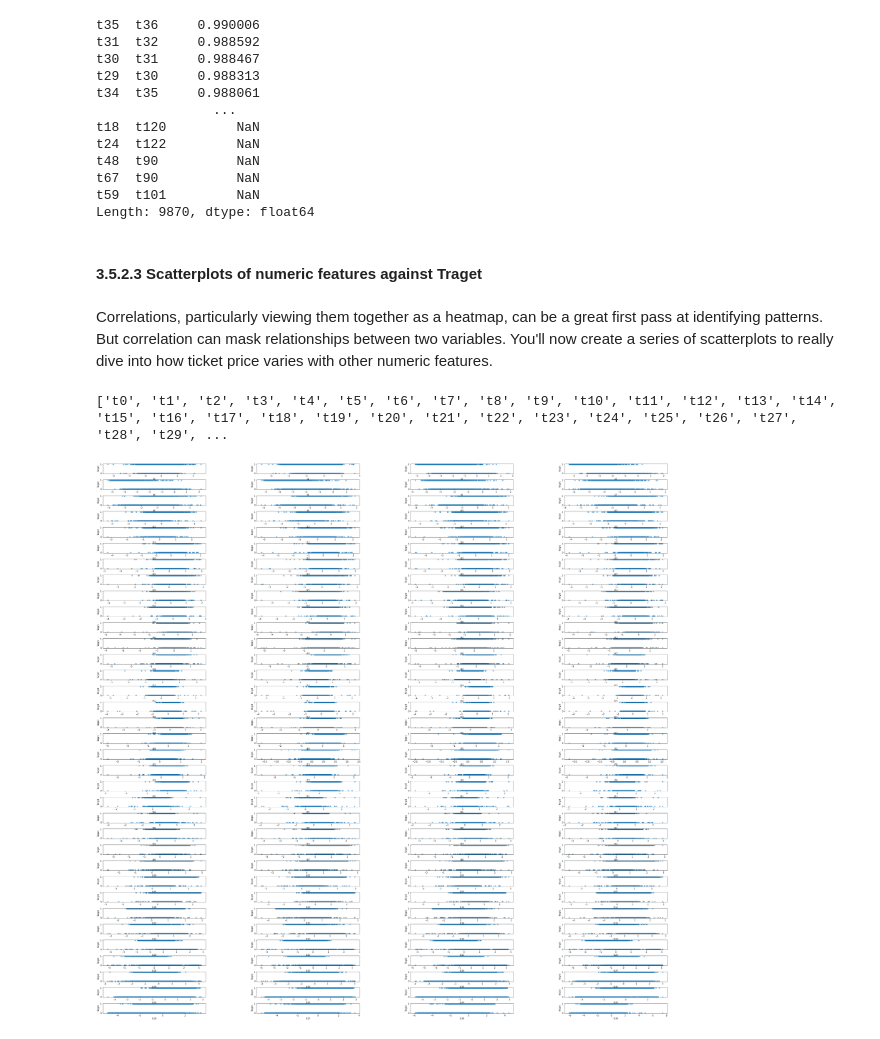
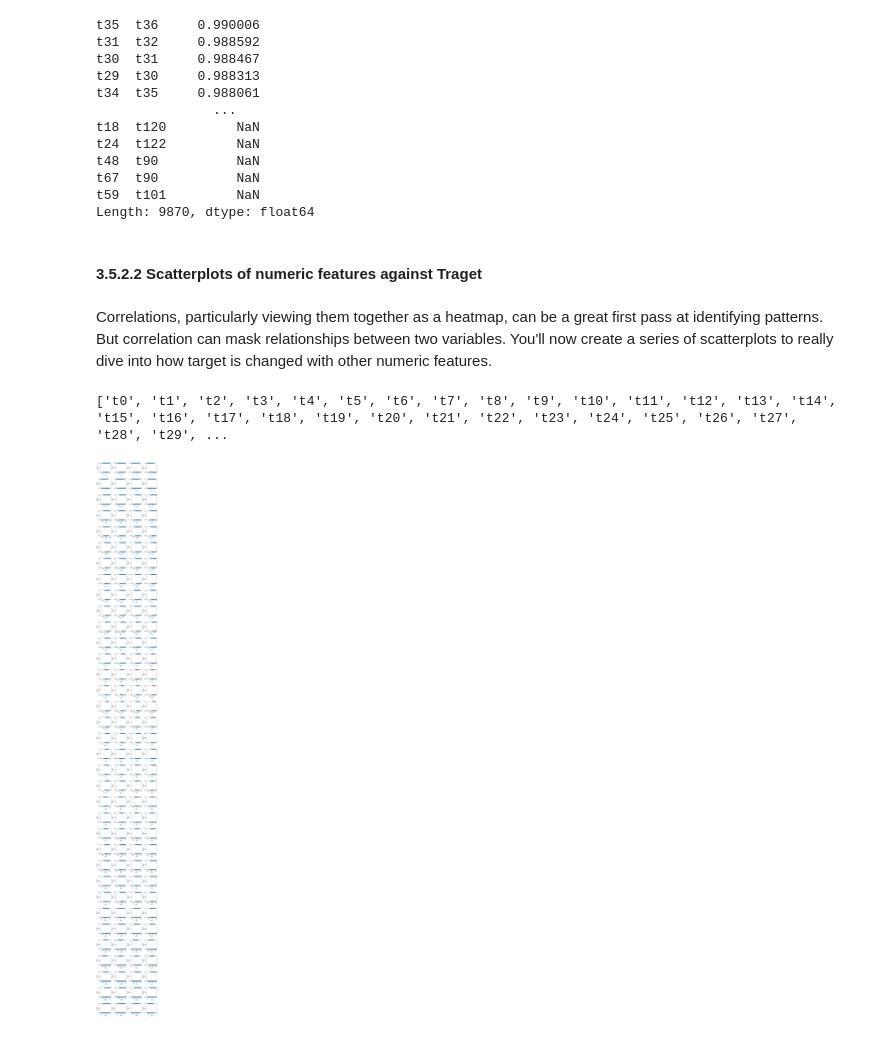
Before and after one commit to azarbarzin/Springboard, a Jupyter notebook: Capstone Project 2/Notebooks/03_exploratory_data_analysis.ipynb, the cells around one changed output. Saved outputs shown, nothing was run; the diff lists cells and outputs as text; code cells hidden in the pictures.

```diff
--- a/Capstone Project 2/Notebooks/03_exploratory_data_analysis.ipynb
+++ b/Capstone Project 2/Notebooks/03_exploratory_data_analysis.ipynb
@@ -229,12 +244,12 @@ t67  t90          NaN
 t59  t101         NaN
 Length: 9870, dtype: float64
 # %% [markdown]
-#### 3.5.2.3 Scatterplots of numeric features against Traget<a id='3.5.5.3_Scatterplots_of_numeric_features_against_ticket_price'></a>
+#### 3.5.2.2 Scatterplots of numeric features against Traget<a id='3.5.5.2_Scatterplots_of_numeric_features_against_target'></a>
 # %% [markdown]
-Correlations, particularly viewing them together as a heatmap, can be a great first pass at identifying patterns. But correlation can mask relationships between two variables. You'll now create a series of scatterplots to really dive into how ticket price varies with other numeric features.
+Correlations, particularly viewing them together as a heatmap, can be a great first pass at identifying patterns. But correlation can mask relationships between two variables. You'll now create a series of scatterplots to really dive into how target is changed with other numeric features.
 # %%
-# define useful function to create scatterplots of ticket prices against desired columns
-def scatterplots(columns, ncol=None, figsize=(50, 50)):
+# define useful function to create scatterplots of target against desired columns
+def scatterplots(columns, ncol=None, figsize=(100, 50)):
     if ncol is None:
         ncol = len(columns)
     nrow = int(np.ceil(len(columns) / ncol))
@@ -253,6 +268,6 @@ print(features)
 # %% [output]
 ['t0', 't1', 't2', 't3', 't4', 't5', 't6', 't7', 't8', 't9', 't10', 't11', 't12', 't13', 't14', 't15', 't16', 't17', 't18', 't19', 't20', 't21', 't22', 't23', 't24', 't25', 't26', 't27', 't28', 't29', ...
 # %%
-scatterplots(features, ncol=4, figsize=(50, 50))
+scatterplots(features, ncol=4, figsize=(10, 100))
 # %% [output]
-[figure, old version]
+[figure, new version]
```
Also changed, not shown: parts of 10 cells of this notebook, 4 other files.
